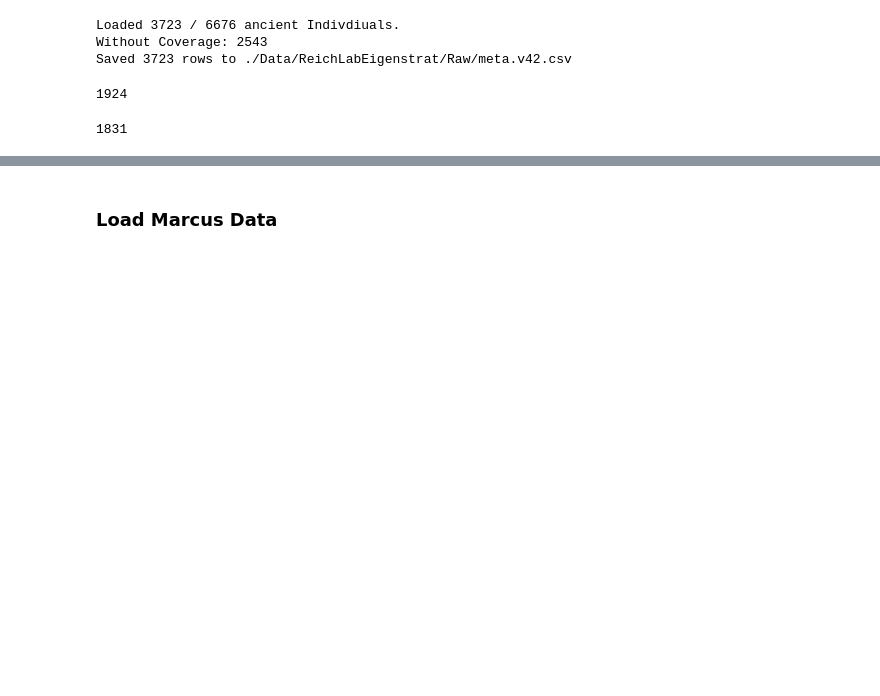
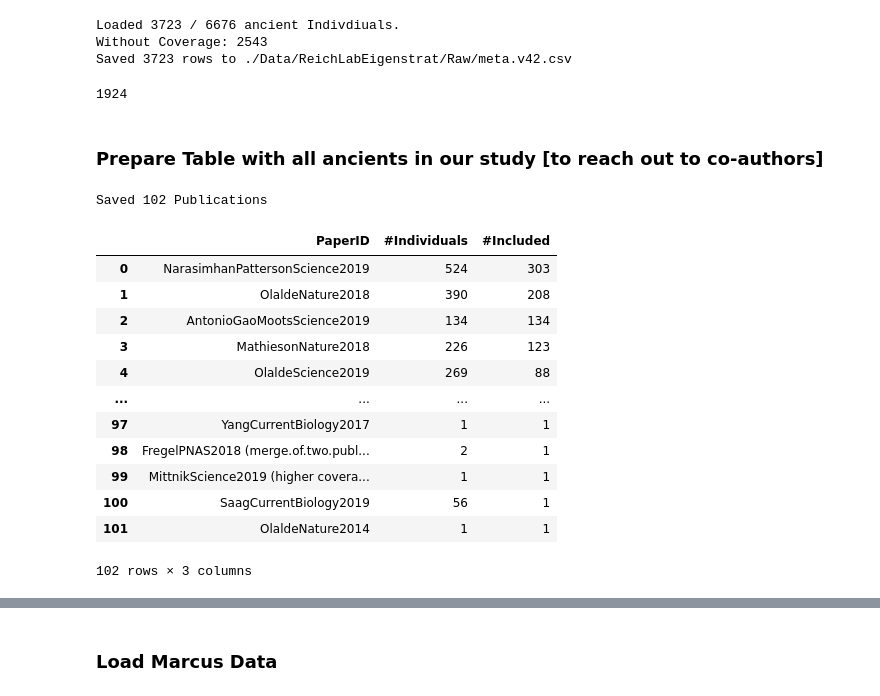
Before and after one commit to hringbauer/hapROH, a Jupyter notebook: Notebooks/PrepareData/prepare_Reich_Eigenstrat.ipynb, the cells around one changed output, grey strips where cells are left out. Drawn from its saved outputs; the diff is of its cells as text; code cells hidden in the pictures; blank space fills up the shorter version.

```diff
--- a/Notebooks/PrepareData/prepare_Reich_Eigenstrat.ipynb
+++ b/Notebooks/PrepareData/prepare_Reich_Eigenstrat.ipynb
@@ -136,10 +136,38 @@ Saved 3723 rows to ./Data/ReichLabEigenstrat/Raw/meta.v42.csv
 np.sum(df_save["n_cov_snp"]>=400000)
 # %% [output]
 1924
+# %% [markdown]
+### Prepare Table with all ancients in our study [to reach out to co-authors]
 # %%
 df=pd.read_csv("./Data/ReichLabEigenstrat/Raw/meta.v42.csv")
+df1 = pd.read_csv("./Empirical/roh_all_inds_final_v42.csv", sep="\t")
 df_anc = df[df["age"]>0]
+idx = [iid in df1["iid"].values for iid in df_anc["iid"]]
+df_anc1 = df_anc[idx]
+#df_included = df_anc[(df_anc["n_cov_snp"]>=400000) & (df_anc["include_alt"]>=1)]
-# %%
-len(df_anc[(df_anc["n_cov_snp"]>=400000) & (df_anc["include_alt"]>=1)])
-# %% [output]
-1831
+# %%
+counts1 = df_anc1["study"].value_counts()
+counts = df_anc["study"].value_counts()
+idx = counts1.index
+
+df_counts = pd.DataFrame({"PaperID":idx, "#Individuals":counts[idx].values, "#Included":counts1[idx].values})
+df_counts.to_csv("./TablesOut/dumpster/pops_included_v42.tsv", sep="\t", index=False)
+print(f"Saved {len(df_counts)} Publications")
+# %% [output]
+Saved 102 Publications
+# %%
+df_counts
+# %% [output]
+|  | PaperID | #Individuals | #Included |
+| 0 | NarasimhanPattersonScience2019 | 524 | 303 |
+| 1 | OlaldeNature2018 | 390 | 208 |
+| 2 | AntonioGaoMootsScience2019 | 134 | 134 |
+| 3 | MathiesonNature2018 | 226 | 123 |
+| 4 | OlaldeScience2019 | 269 | 88 |
+| ... | ... | ... | ... |
+| 97 | YangCurrentBiology2017 | 1 | 1 |
+| 98 | FregelPNAS2018 (merge.of.two.publ... | 2 | 1 |
+| 99 | MittnikScience2019 (higher covera... | 1 | 1 |
+| 100 | SaagCurrentBiology2019 | 56 | 1 |
+| 101 | OlaldeNature2014 | 1 | 1 |
+102 rows × 3 columns
```
Also changed, not shown: parts of 6 cells of this notebook.
